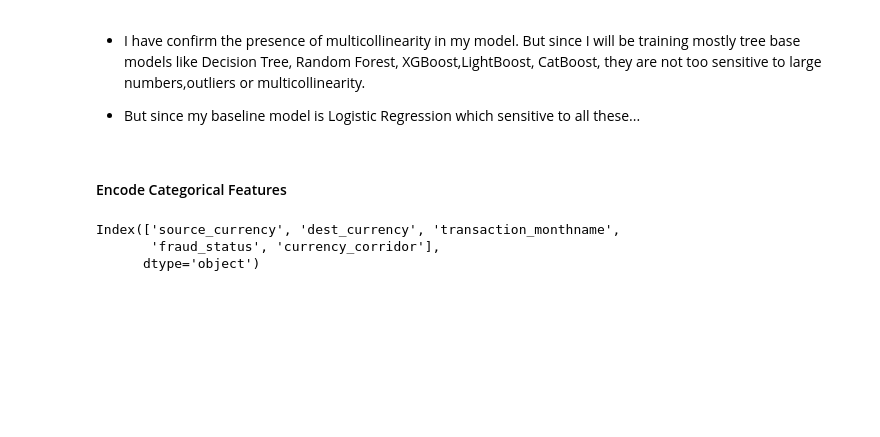
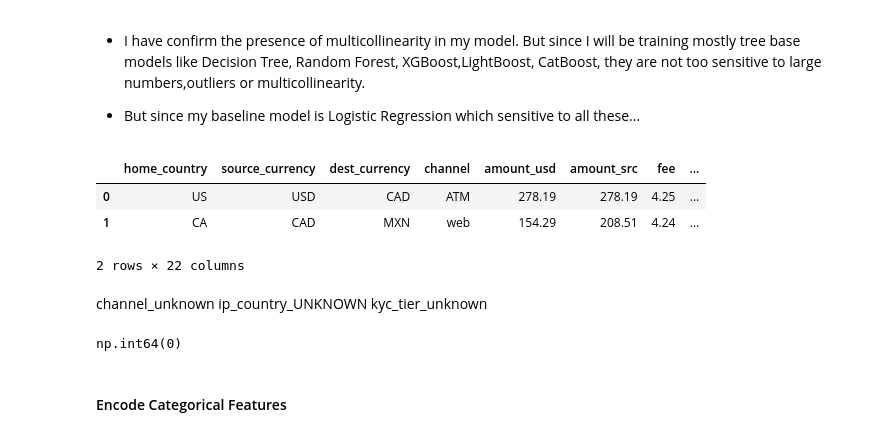
Before and after one commit to uchechukwueze/NovaPay-FraudGuard-Real-Time-Fraud-Detection, a Jupyter notebook: notebook/notebook.ipynb, the cells around one changed output. Drawn from its saved outputs; the diff is of its cells as text; code cells hidden in the pictures; blank space fills up the shorter version.

```diff
--- a/notebook/notebook.ipynb
+++ b/notebook/notebook.ipynb
@@ -2852,8 +2864,57 @@ dtype: bool
+# %%
+#Let be pick the relevant features that I will use for modelling
+model_df =data_cleaned[[
+    "home_country_clean",
+    "source_currency",
+    "dest_currency",
+    "channel",
+    "amount_usd_clean",
+    "amount_src_clean",
+    "fee_clean",
+    "exchange_rate_src_to_dest",
+    "new_device",
+    "ip_country_clean",
+    "location_mismatch",
+    "ip_risk_score",
+    "kyc_tier_clean",
+    "account_age_days",
+    "device_trust_score_clean",
+    "chargeback_history_count",
+    "risk_score_internal",
+    "txn_velocity_1h",
+    "txn_velocity_24h",
+    "corridor_risk",
+    "transaction_year",
+    "is_fraud"
+]]
+
+# I want to rename of the columns name
+model_df = model_df.rename(columns ={
+    "home_country_clean": "home_country",
+    "amount_usd_clean":"amount_usd",
+    "amount_src_clean":"amount_src",
+    "fee_clean":"fee",
+    "ip_country_clean":"ip_country",
+    "kyc_tier_clean":"kyc_tier",
+    "device_trust_score_clean":"device_trust_score",
+    "chargeback_history_count":"chargeback_history(count)",
+    "risk_score_internal":"risk_score(internal)"
+})
+# %%
+model_df.head(2)
+# %% [output]
+|  | home_country | source_currency | dest_currency | channel | amount_usd | amount_src | fee | ... |
+| 0 | US | USD | CAD | ATM | 278.19 | 278.19 | 4.25 | ... |
+| 1 | CA | CAD | MXN | web | 154.29 | 208.51 | 4.24 | ... |
+2 rows × 22 columns
+# %% [markdown]
+channel_unknown
+ip_country_UNKNOWN
+kyc_tier_unknown
+# %%
+#Check if there is any duplicate
+model_df.duplicated().sum()
+# %% [output]
+np.int64(0)
 # %% [markdown]
 #### Encode Categorical Features
-# %%
-data_cleaned.describe(include ='object').columns
-# %% [output]
-Index(['source_currency', 'dest_currency', 'transaction_monthname',
-       'fraud_status', 'currency_corridor'],
-      dtype='object')
```
Also changed, not shown: parts of 6 cells of this notebook, 2 other files.
